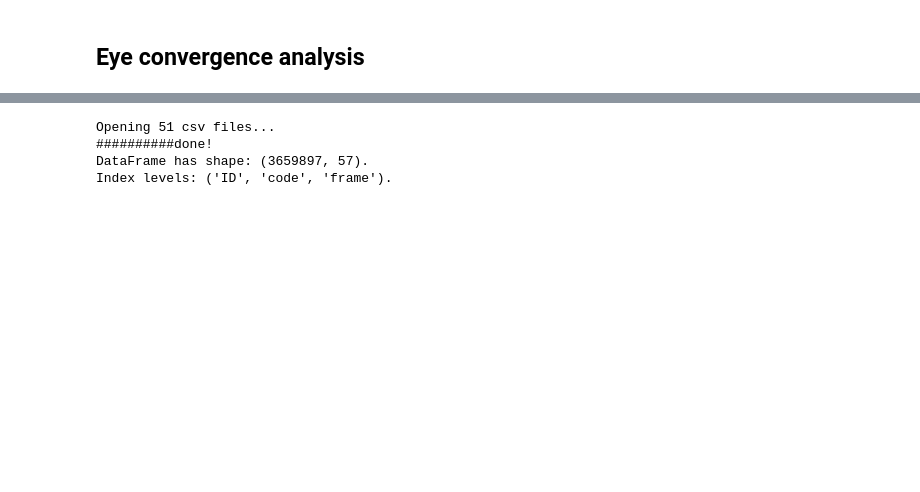
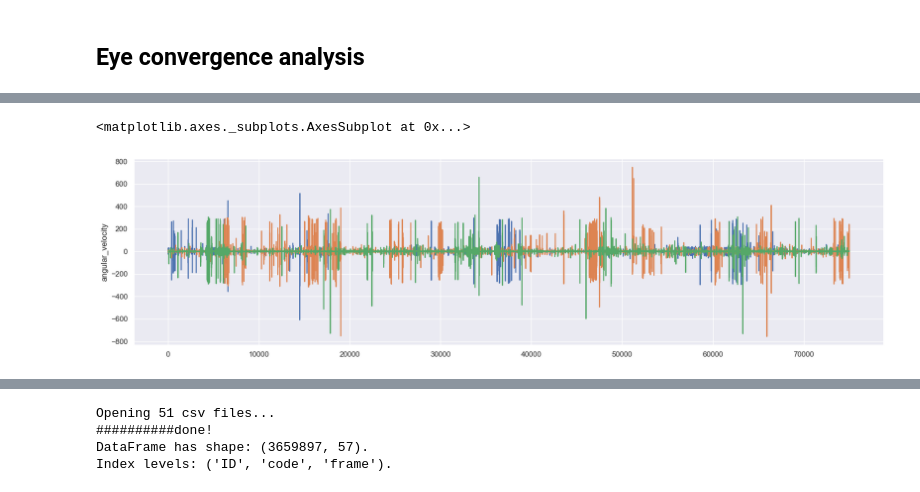
Before and after one commit to myngaf/behavior_analysis_tracking, a Jupyter notebook: test_analysis.ipynb, the cells around one changed output, grey strips where cells are left out. Saved outputs shown, nothing was run; the diff lists cells and outputs as text; code cells hidden in the pictures; blank space fills up the shorter version.

```diff
--- a/test_analysis.ipynb
+++ b/test_analysis.ipynb
@@ -21,0 +109,8 @@ bout_detection: {'threshold': 0.025, 'winsize': 0.2}
+# %%
+# check out the angular velocity of the fish
+sns.lineplot(data=test_kinematics_df1, x=test_kinematics_df1.index, y="angular_velocity") # in blue
+sns.lineplot(data=test_kinematics_df2, x=test_kinematics_df2.index, y="angular_velocity") # in orange
+sns.lineplot(data=test_kinematics_df3, x=test_kinematics_df3.index, y="angular_velocity") # in green
+# %% [output]
+<matplotlib.axes._subplots.AxesSubplot at 0x...>
+[figure, added]
```
Also changed, not shown: parts of 22 cells of this notebook.
